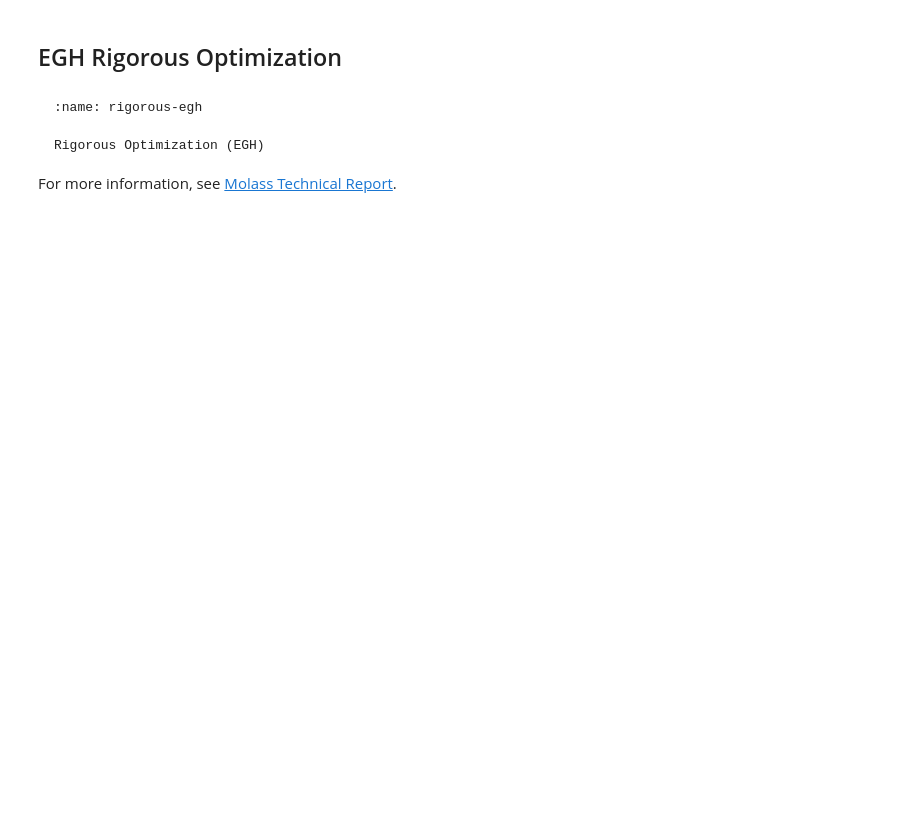
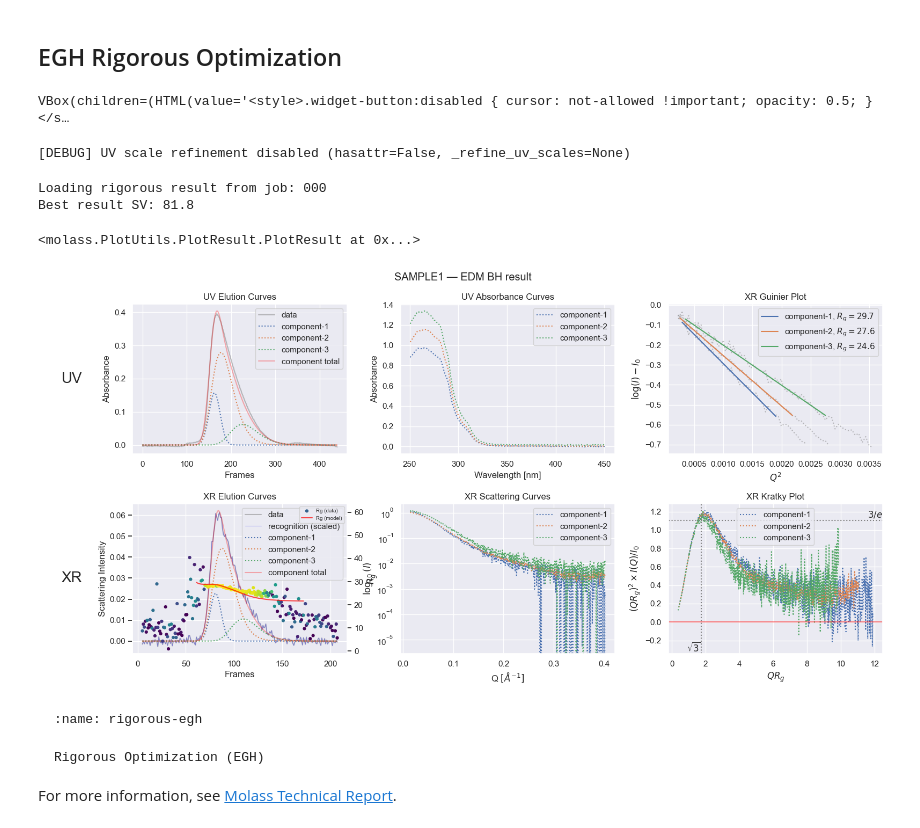
Before and after one commit to biosaxs-dev/molass-tutorial, a Jupyter notebook: chapters/20/rigorous.ipynb, the cells around one changed output. Drawn from its saved outputs; the diff is of its cells as text; code cells hidden in the pictures; blank space fills up the shorter version.

Commit message:
update rigorous example

````diff
--- a/chapters/20/rigorous.ipynb
+++ b/chapters/20/rigorous.ipynb
@@ -44,7 +46,23 @@ plot6 = decomposition.plot_components(title="EGH Decomposition", rgcurve=rgcurve
 # %% [markdown]
 ## EGH Rigorous Optimization
 # %%
-run_info = decomposition.optimize_rigorously(rgcurve=rgcurve, analysis_folder="temp_analysis_egh", method='NS', niter=20)
+run_info = decomposition.optimize_rigorously(rgcurve=rgcurve, analysis_folder="temp_analysis_egh", method='DE', niter=20)
+# %% [output]
+VBox(children=(HTML(value='<style>.widget-button:disabled { cursor: not-allowed !important; opacity: 0.5; }</s…
+[DEBUG] UV scale refinement disabled (hasattr=False, _refine_uv_scales=None)
+# %%
+# Load best result available so far (waits if no results yet; safe to re-run)
+result = run_info.load_best()
+print(f"Best result SV: {result.sv:.1f}")
+# %% [output]
+Loading rigorous result from job: 000
+Best result SV: 81.8
+# %%
+# Visual comparison: rigorous result components vs data
+result.plot_components(title="SAMPLE1 — EDM BH result", rgcurve=rgcurve)
+# %% [output]
+<molass.PlotUtils.PlotResult.PlotResult at 0x...>
+[figure, added]
 # %% [markdown]
 ```{figure} ../../_static/images/rigorous-egh.png
 :name: rigorous-egh
````
Also changed, not shown: parts of 2 cells of this notebook.
